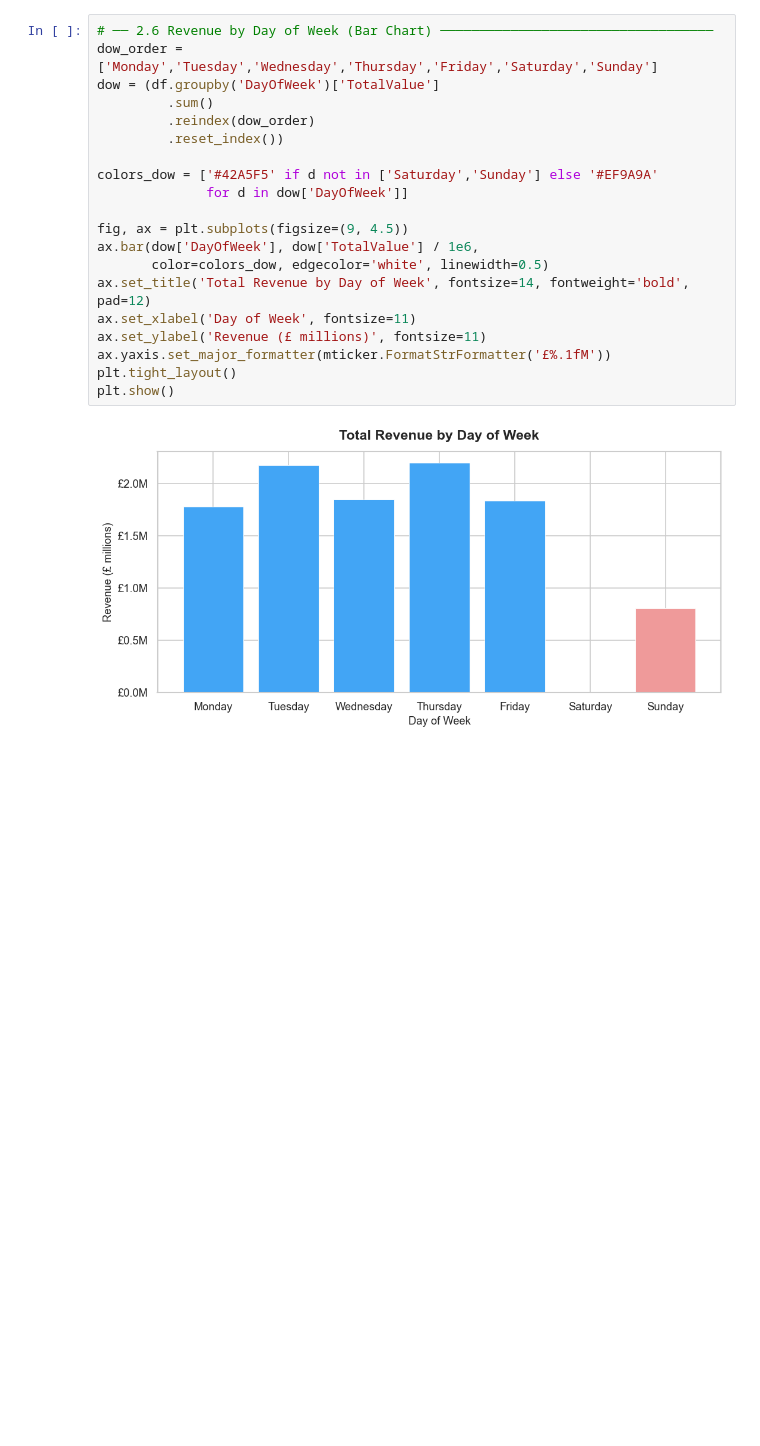
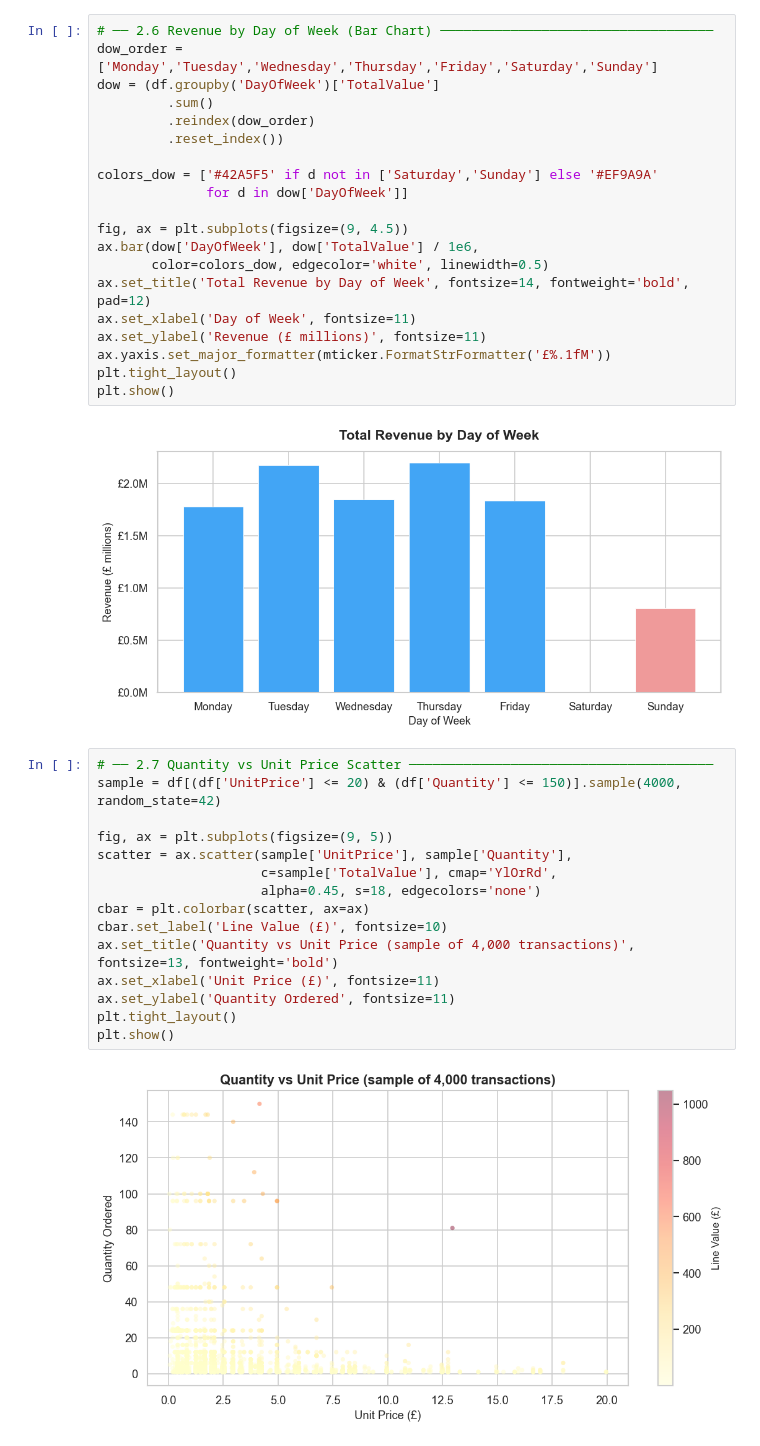
Before and after one commit to TiagoStudent/repeat-data-visualisation-ca, a Jupyter notebook: Untitled.ipynb, the cells around one changed output. Saved outputs shown, nothing was run; the diff lists cells and outputs as text; blank space fills up the shorter version.

Commit message:
Quantity vs Unit Price Scatter

```diff
--- a/Untitled.ipynb
+++ b/Untitled.ipynb
@@ -304,3 +304,20 @@ plt.tight_layout()
 plt.show()
 # %% [output]
 [figure]
+# %%
+# ── 2.7 Quantity vs Unit Price Scatter ───────────────────────────────────────
+sample = df[(df['UnitPrice'] <= 20) & (df['Quantity'] <= 150)].sample(4000, random_state=42)
+
+fig, ax = plt.subplots(figsize=(9, 5))
+scatter = ax.scatter(sample['UnitPrice'], sample['Quantity'],
+                     c=sample['TotalValue'], cmap='YlOrRd',
+                     alpha=0.45, s=18, edgecolors='none')
+cbar = plt.colorbar(scatter, ax=ax)
+cbar.set_label('Line Value (£)', fontsize=10)
+ax.set_title('Quantity vs Unit Price (sample of 4,000 transactions)', fontsize=13, fontweight='bold')
+ax.set_xlabel('Unit Price (£)', fontsize=11)
+ax.set_ylabel('Quantity Ordered', fontsize=11)
+plt.tight_layout()
+plt.show()
+# %% [output]
+[figure, added]
```
